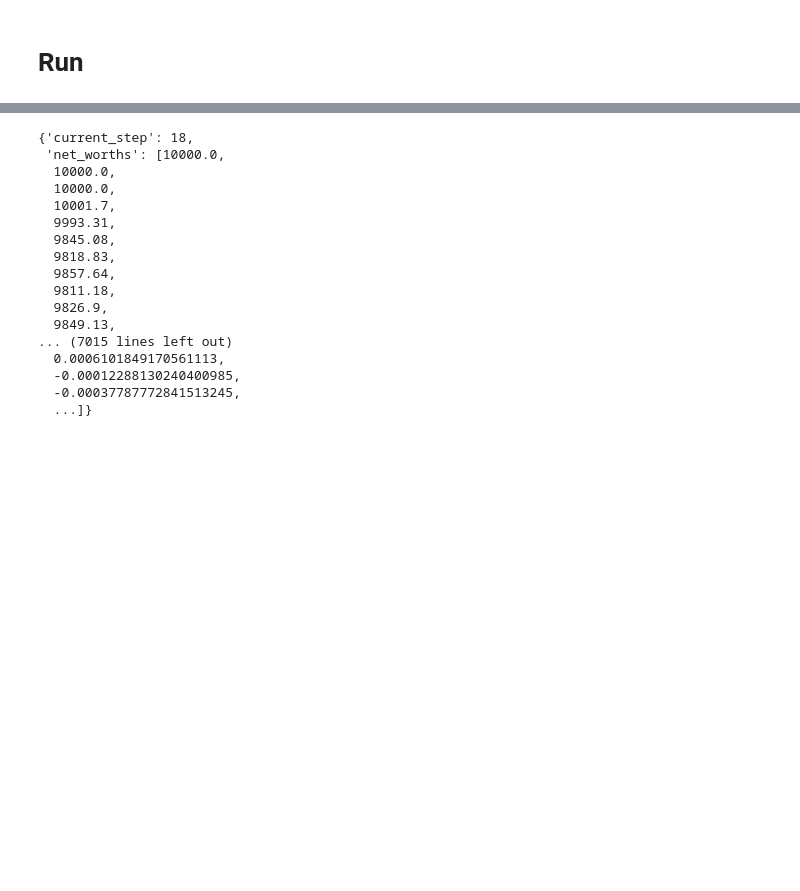
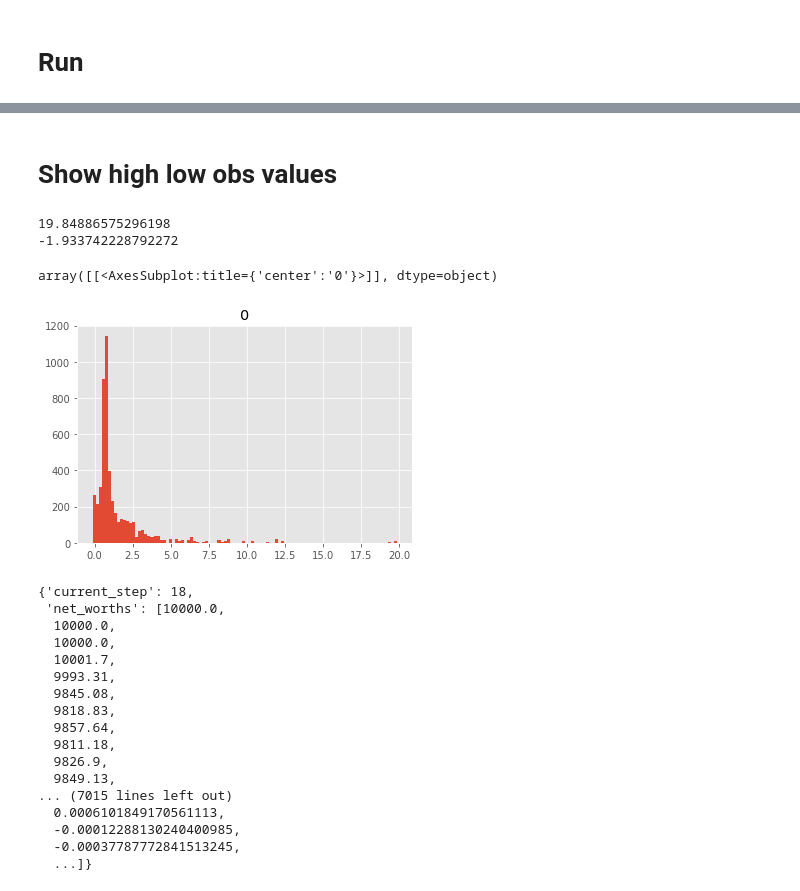
Before and after one commit to perjonasam/dunderbot, a Jupyter notebook: Playground.ipynb, the cells around one changed output, grey strips where cells are left out. Drawn from its saved outputs; the diff is of its cells as text; code cells hidden in the pictures; blank space fills up the shorter version.

```diff
--- a/Playground.ipynb
+++ b/Playground.ipynb
@@ -75,5 +81,5 @@ config = get_config()
 %%time
 df = load.load_OHLC_data()
 env = run.preprocess(df=df)
-model = run.train(env=env, timesteps=20000)
+model = run.train(env=env, timesteps=int(2e4))
 # %% [output]
@@ -97,6 +103,5 @@ Wall time: 3min 10s
 # %%
 %%time
 timesteps = config.train_test.test_timesteps - config.data_n_timesteps - 1
-print(f'Predicting for {timesteps} timesteps')
-run.predict(df=df, model=model, timesteps=timesteps, rendermode='human')
+obs_all = run.predict(df=df, timesteps=timesteps, rendermode='none')
 # %% [output]
@@ -113,3 +115,18 @@ Wall time: 3min 17s
+# %% [markdown]
+# Show high low obs values
+# %%
+test_max = [np.max(obs) for obs in obs_all]
+test_min = [np.min(obs) for obs in obs_all]
+# %%
+print(np.max(test_max))
+print(np.min(test_min))
+test_df = pd.DataFrame(test_max)
+test_df.hist(bins=100)
+# %% [output]
+19.84886575296198
+-1.933742228792272
+array([[<AxesSubplot:title={'center':'0'}>]], dtype=object)
+[figure, added]
 # %%
 import pickle
 with open('all_dict_pred.pickle', 'rb') as f:
```
Also changed, not shown: parts of 17 cells of this notebook, 3 other files.
